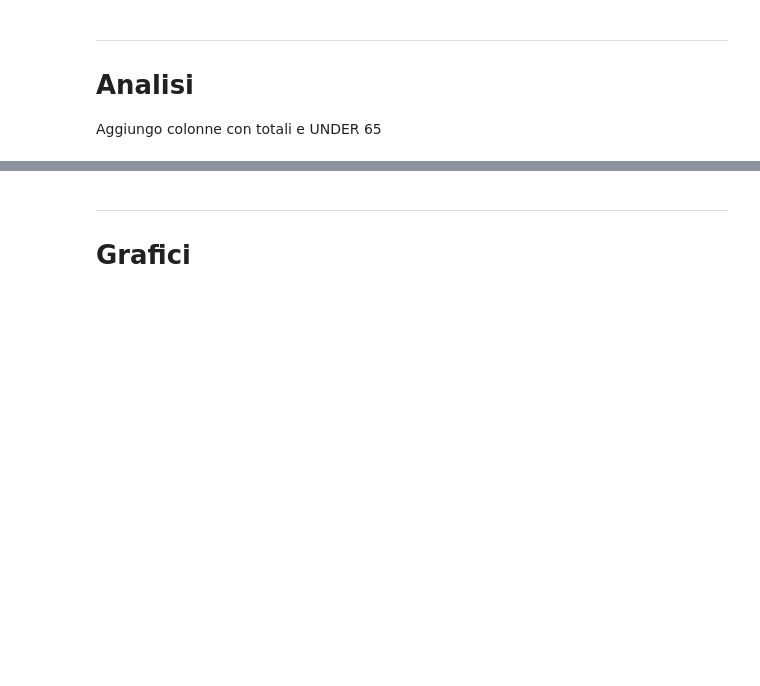
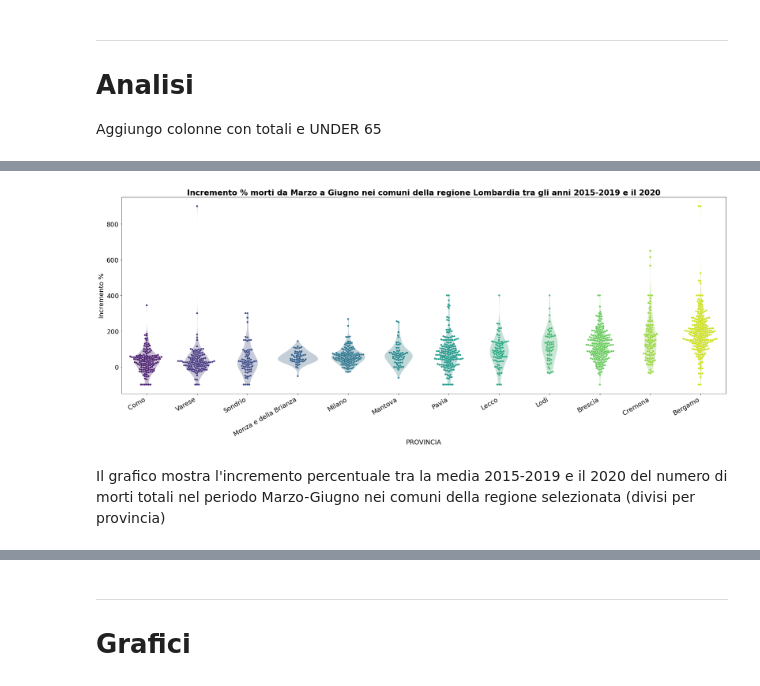
Before and after one commit to EdoardoTronconi/ProgettoPS, a Jupyter notebook: Esame_Tronconi_975734.ipynb, the cells around one changed output, grey strips where cells are left out. Drawn from its saved outputs; the diff is of its cells as text; code cells hidden in the pictures; blank space fills up the shorter version.

```diff
--- a/Esame_Tronconi_975734.ipynb
+++ b/Esame_Tronconi_975734.ipynb
@@ -293,0 +458,2 @@ calcola_incrementi(DATA).reorder_levels(axis=1, order=[1,0,2]).sort_index(axis=1
+# %%
+REGIONE = 'Lombardia'
@@ -293,0 +481,16 @@ calcola_incrementi(DATA).reorder_levels(axis=1, order=[1,0,2]).sort_index(axis=1
+# %%
+plt.figure(figsize=[30,10])
+
+D = calcola_incrementi_percentuali(DATA).reorder_levels(axis=1, order=[1,0,2]).sort_index(axis=1, level=[0,1], sort_remaining=False).loc[REGIONE,('Incrementi %','TOTALI (Mar-Giu)','totale')]
+order=D.groupby('PROVINCIA').mean().sort_values().index
+
+ax = sns.violinplot(data=D.reset_index(), x='PROVINCIA', y=('Incrementi %','TOTALI (Mar-Giu)','totale'), order=order, palette='viridis', cut=0, linewidth=0)
+plt.setp(ax.collections, alpha=.3)
+ax = sns.swarmplot(data=D.reset_index(), x='PROVINCIA', y=('Incrementi %','TOTALI (Mar-Giu)','totale'), order=order, ax=ax, palette='viridis')
+ax.set_title('Incremento % morti da Marzo a Giugno nei comuni della regione ' + REGIONE + ' tra gli anni 2015-2019 e il 2020', fontweight='bold')
+ax.set_ylabel('Incremento %')
+ax.set_xticklabels(ax.get_xticklabels(),rotation=30, ha='right');
+# %% [output]
+[figure, added]
+# %% [markdown]
+Il grafico mostra l'incremento percentuale tra la media 2015-2019 e il 2020 del numero di morti totali nel periodo Marzo-Giugno nei comuni della regione selezionata (divisi per provincia)
```
Also changed, not shown: parts of 66 cells of this notebook, 1 other file.
